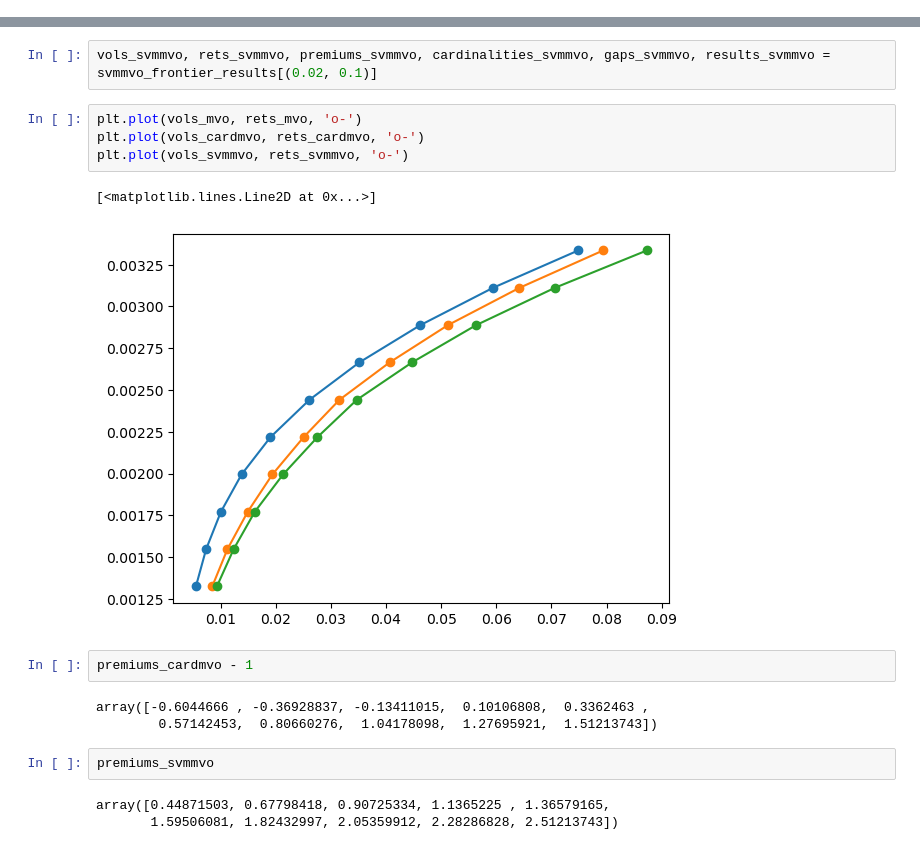
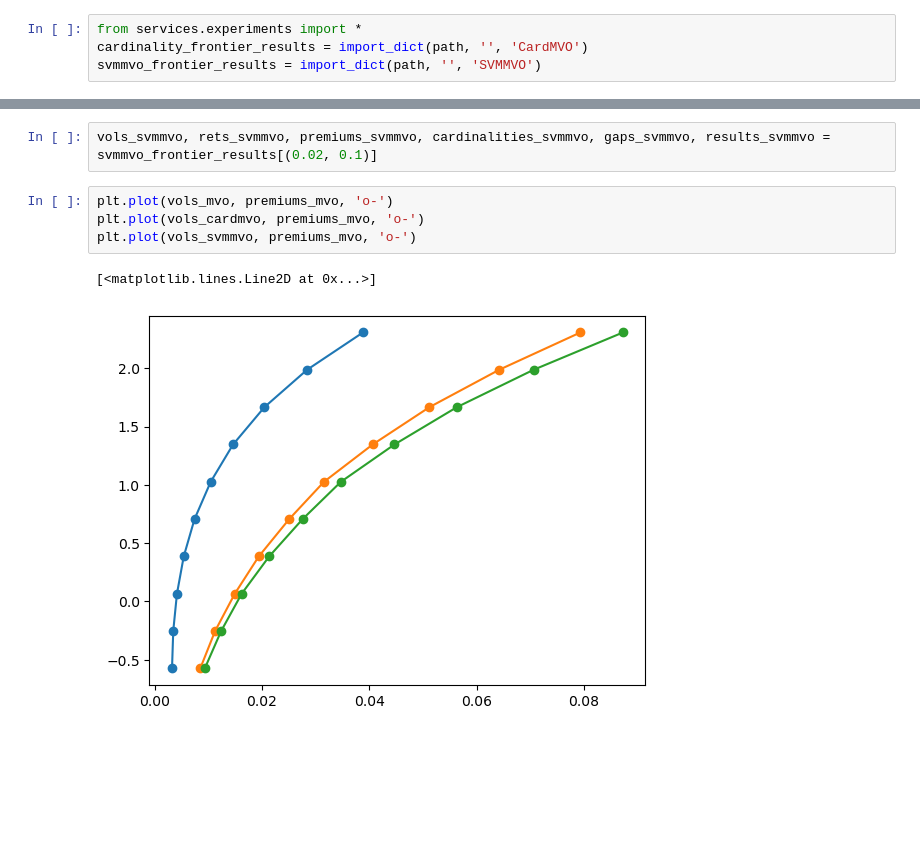
Before and after one commit to davidislip/support_vector_risk_machine, a Jupyter notebook: A single instance.ipynb, the cells around one changed output, grey strips where cells are left out. Saved outputs shown, nothing was run; the diff lists cells and outputs as text; blank space fills up the shorter version.

```diff
--- a/A single instance.ipynb
+++ b/A single instance.ipynb
@@ -468,23 +459,17 @@ export_dict(path, '', svmmvo_frontier_results, 'SVMMVO')
 # %% [markdown]
 # Analysis of Frontiers
+# %%
+from services.experiments import *
+cardinality_frontier_results = import_dict(path, '', 'CardMVO')
+svmmvo_frontier_results = import_dict(path, '', 'SVMMVO')
 # %%
 vols_cardmvo, rets_cardmvo, premiums_cardmvo, cardinalities_cardmvo, gaps_cardmvo, results_cardmvo = cardinality_frontier_results[0.02]
 # %%
 vols_svmmvo, rets_svmmvo, premiums_svmmvo, cardinalities_svmmvo, gaps_svmmvo, results_svmmvo = svmmvo_frontier_results[(0.02, 0.1)]
 # %%
-plt.plot(vols_mvo, rets_mvo, 'o-')
-plt.plot(vols_cardmvo, rets_cardmvo, 'o-')
-plt.plot(vols_svmmvo, rets_svmmvo, 'o-')
+plt.plot(vols_mvo, premiums_mvo, 'o-')
+plt.plot(vols_cardmvo, premiums_mvo, 'o-')
+plt.plot(vols_svmmvo, premiums_mvo, 'o-')
 # %% [output]
 [<matplotlib.lines.Line2D at 0x...>]
-[figure, old version]
+[figure, new version]
-# %%
-premiums_cardmvo - 1
-# %% [output]
-array([-0.6044666 , -0.36928837, -0.13411015,  0.10106808,  0.3362463 ,
-        0.57142453,  0.80660276,  1.04178098,  1.27695921,  1.51213743])
-# %%
-premiums_svmmvo
-# %% [output]
-array([0.44871503, 0.67798418, 0.90725334, 1.1365225 , 1.36579165,
-       1.59506081, 1.82432997, 2.05359912, 2.28286828, 2.51213743])
```
Also changed, not shown: parts of 15 cells of this notebook, 25 other files.
